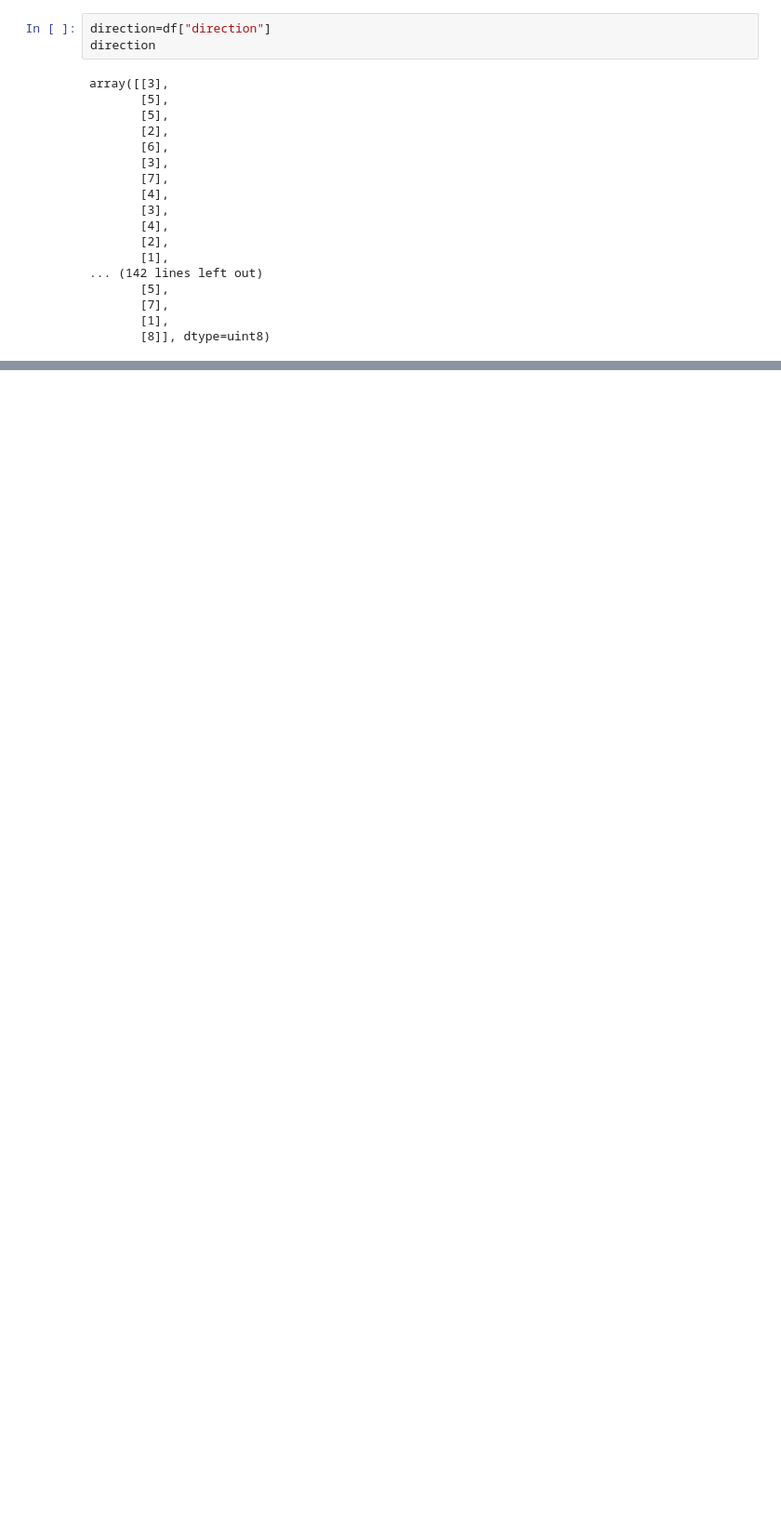
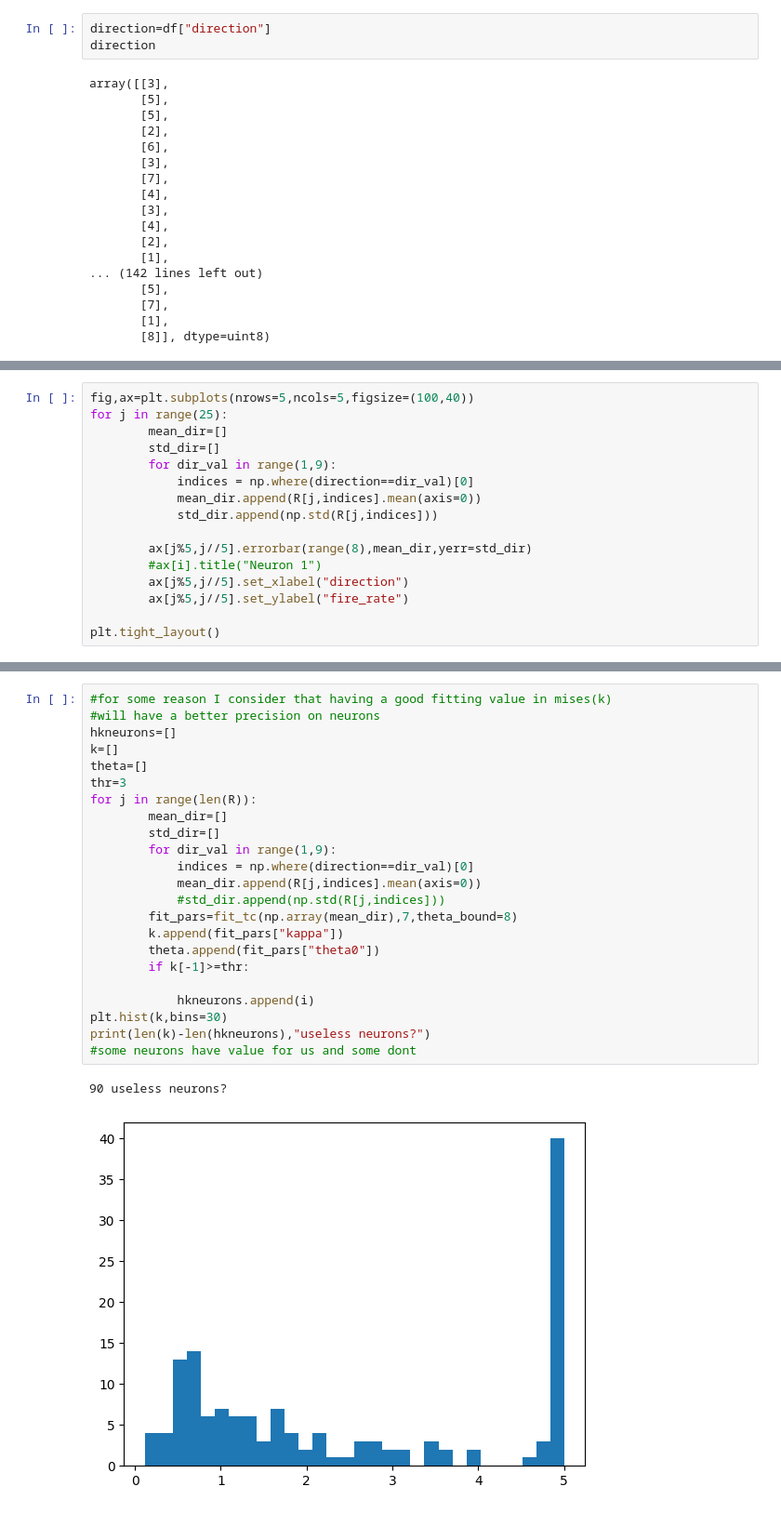
Before and after one commit to CONECT-INT/2023_CENTURI-SummerSchool, a Jupyter notebook: datasets/dataset1_reaching-task/Dataset_1_Giannis.ipynb, the cells around one changed output, grey strips where cells are left out. Shown at 93% size. Drawn from its saved outputs; the diff is of its cells as text; blank space fills up the shorter version.

```diff
--- a/datasets/dataset1_reaching-task/Dataset_1_Giannis.ipynb
+++ b/datasets/dataset1_reaching-task/Dataset_1_Giannis.ipynb
@@ -130,0 +152,16 @@ TypeError: 'bool' object is not callable
+# %%
+fig,ax=plt.subplots(nrows=5,ncols=5,figsize=(100,40))
+for j in range(25):
+        mean_dir=[]
+        std_dir=[]
+        for dir_val in range(1,9):
+            indices = np.where(direction==dir_val)[0]
+            mean_dir.append(R[j,indices].mean(axis=0))
+            std_dir.append(np.std(R[j,indices]))
+
+        ax[j%5,j//5].errorbar(range(8),mean_dir,yerr=std_dir)
+        #ax[i].title("Neuron 1")
+        ax[j%5,j//5].set_xlabel("direction")
+        ax[j%5,j//5].set_ylabel("fire_rate")
+
+plt.tight_layout()
@@ -130,0 +234,26 @@ TypeError: 'bool' object is not callable
+# %%
+#for some reason I consider that having a good fitting value in mises(k)
+#will have a better precision on neurons
+hkneurons=[]
+k=[]
+theta=[]
+thr=3
+for j in range(len(R)):
+        mean_dir=[]
+        std_dir=[]
+        for dir_val in range(1,9):
+            indices = np.where(direction==dir_val)[0]
+            mean_dir.append(R[j,indices].mean(axis=0))
+            #std_dir.append(np.std(R[j,indices]))
+        fit_pars=fit_tc(np.array(mean_dir),7,theta_bound=8)
+        k.append(fit_pars["kappa"])
+        theta.append(fit_pars["theta0"])
+        if k[-1]>=thr:
+
+            hkneurons.append(i)
+plt.hist(k,bins=30)
+print(len(k)-len(hkneurons),"useless neurons?")
+#some neurons have value for us and some dont
+# %% [output]
+90 useless neurons?
+[figure, added]
```
Also changed, not shown: parts of 28 cells of this notebook.
